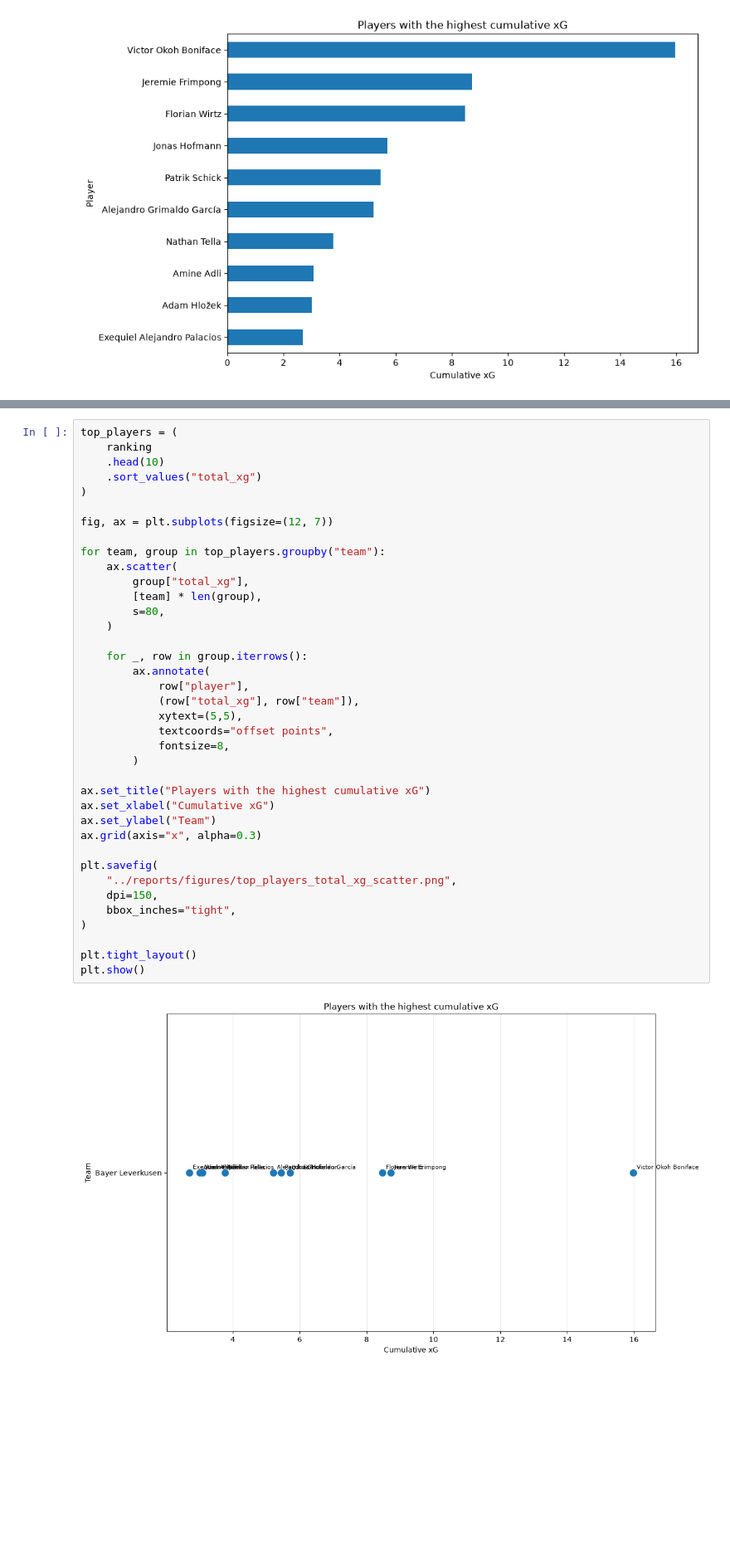
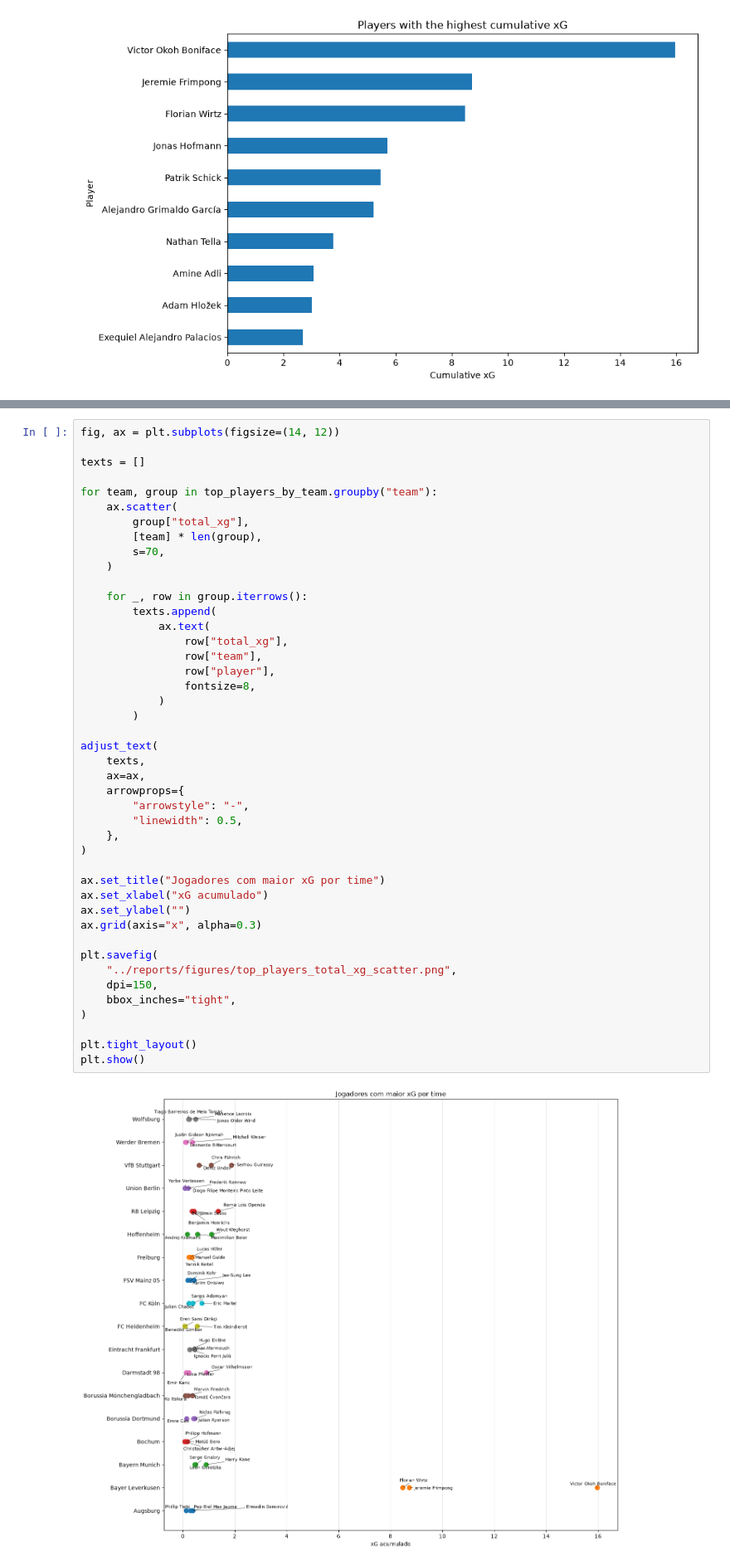
Before and after one commit to matheusmazeto/player-shooting-scout, a Jupyter notebook: notebooks/01_scout_finalizacoes.ipynb, the cells around one changed output, grey strips where cells are left out. Shown at 83% size. Cells and saved outputs as stored; diff of their text form; blank space fills up the shorter version.

Commit message:
feat: add xG scatter plot by team

```diff
--- a/notebooks/01_scout_finalizacoes.ipynb
+++ b/notebooks/01_scout_finalizacoes.ipynb
@@ -356,40 +358,46 @@ plt.show()
 # %%
-top_players = (
-    ranking
-    .head(10)
-    .sort_values("total_xg")
-)
+fig, ax = plt.subplots(figsize=(14, 12))
 
-fig, ax = plt.subplots(figsize=(12, 7))
+texts = []
 
-for team, group in top_players.groupby("team"):
+for team, group in top_players_by_team.groupby("team"):
     ax.scatter(
         group["total_xg"],
         [team] * len(group),
-        s=80,
+        s=70,
     )
 
     for _, row in group.iterrows():
-        ax.annotate(
-            row["player"],
-            (row["total_xg"], row["team"]),
-            xytext=(5,5),
-            textcoords="offset points",
-            fontsize=8,
+        texts.append(
+            ax.text(
+                row["total_xg"],
+                row["team"],
+                row["player"],
+                fontsize=8,
+            )
         )
 
-ax.set_title("Players with the highest cumulative xG")
-ax.set_xlabel("Cumulative xG")
-ax.set_ylabel("Team")
+adjust_text(
+    texts,
+    ax=ax,
+    arrowprops={
+        "arrowstyle": "-",
+        "linewidth": 0.5,
+    },
+)
+
+ax.set_title("Jogadores com maior xG por time")
+ax.set_xlabel("xG acumulado")
+ax.set_ylabel("")
 ax.grid(axis="x", alpha=0.3)
 
 plt.savefig(
     "../reports/figures/top_players_total_xg_scatter.png",
     dpi=150,
     bbox_inches="tight",
 )
 
 plt.tight_layout()
 plt.show()
 # %% [output]
-[figure, old version]
+[figure, new version]
```
Also changed, not shown: parts of 1 cell of this notebook, 3 other files.
